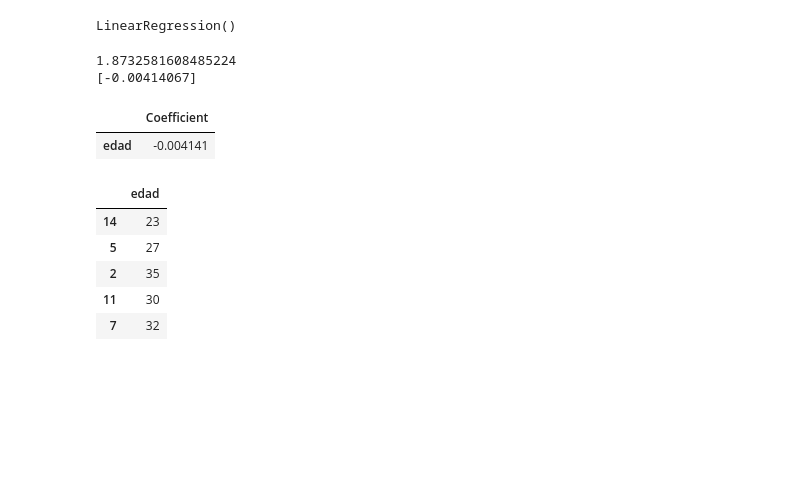
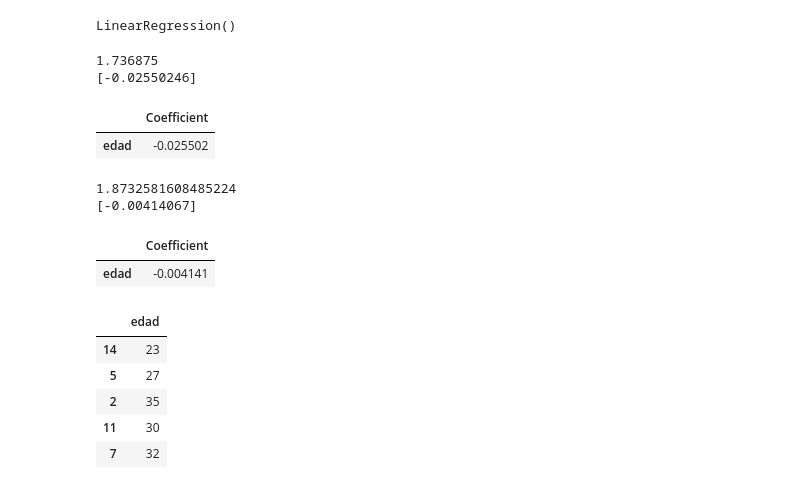
Before and after one commit to anapstl/ONLINE_DS_THEBRIDGE_course, a Jupyter notebook: 3-Machine_Learning/1-Supervisado/1-Regression/1-Linear_Regression/ejercicios/1 Height.ipynb, the cells around one changed output. Cells and saved outputs as stored; diff of their text form; code cells hidden in the pictures; blank space fills up the shorter version.

```diff
--- a/3-Machine_Learning/1-Supervisado/1-Regression/1-Linear_Regression/ejercicios/1 Height.ipynb
+++ b/3-Machine_Learning/1-Supervisado/1-Regression/1-Linear_Regression/ejercicios/1 Height.ipynb
@@ -146,3 +146,11 @@ Train features shape: (16, 1)
 Train target shape: (16,)
 Test features shape: (5, 1)
 Test target shape: (5,)
+# %%
+from sklearn.preprocessing import StandardScaler
+from sklearn.preprocessing import MinMaxScaler
+
+st_scaler = StandardScaler()
+st_scaler.fit(X_train)
+X_train_scaler = st_scaler.transform(X_train)
+X_train_scaler
@@ -150,9 +197,22 @@ Test target shape: (5,)
 from sklearn.linear_model import LinearRegression
 
 lm = LinearRegression()
-lm.fit(X_train, y_train)
+lm.fit(X_train_scaler, y_train)
 # %% [output]
 LinearRegression()
+# %%
+# eval del modelo
+
+print(lm.intercept_)
+print(lm.coef_)
+
+coeff_df = pd.DataFrame(lm.coef_, X.columns, columns=['Coefficient'])
+coeff_df
+# %% [output]
+1.736875
+[-0.02550246]
+|  | Coefficient |
+| edad | -0.025502 |
 # %%
 # eval del modelo
 
```
Also changed, not shown: parts of 4 cells of this notebook, 37 other files.
